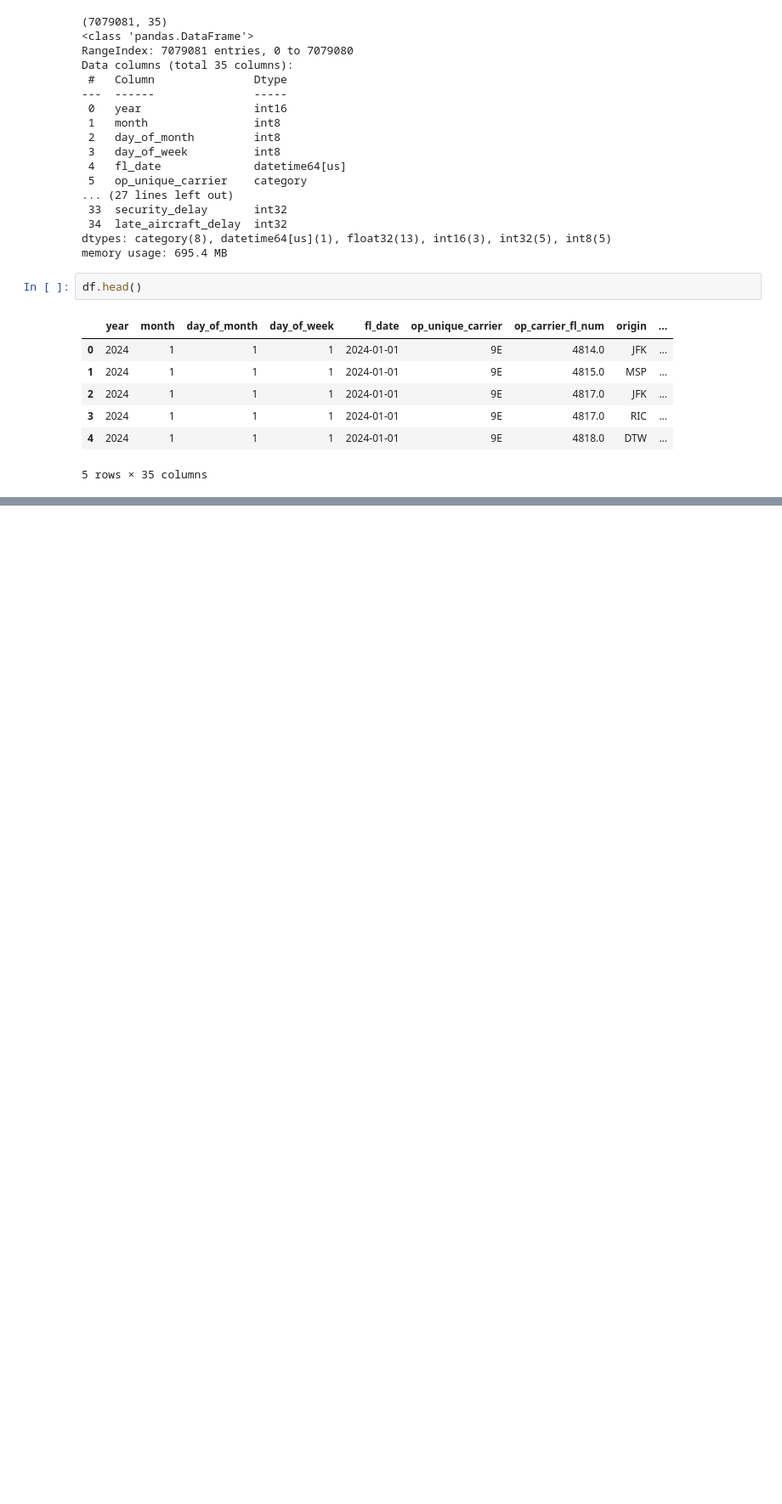
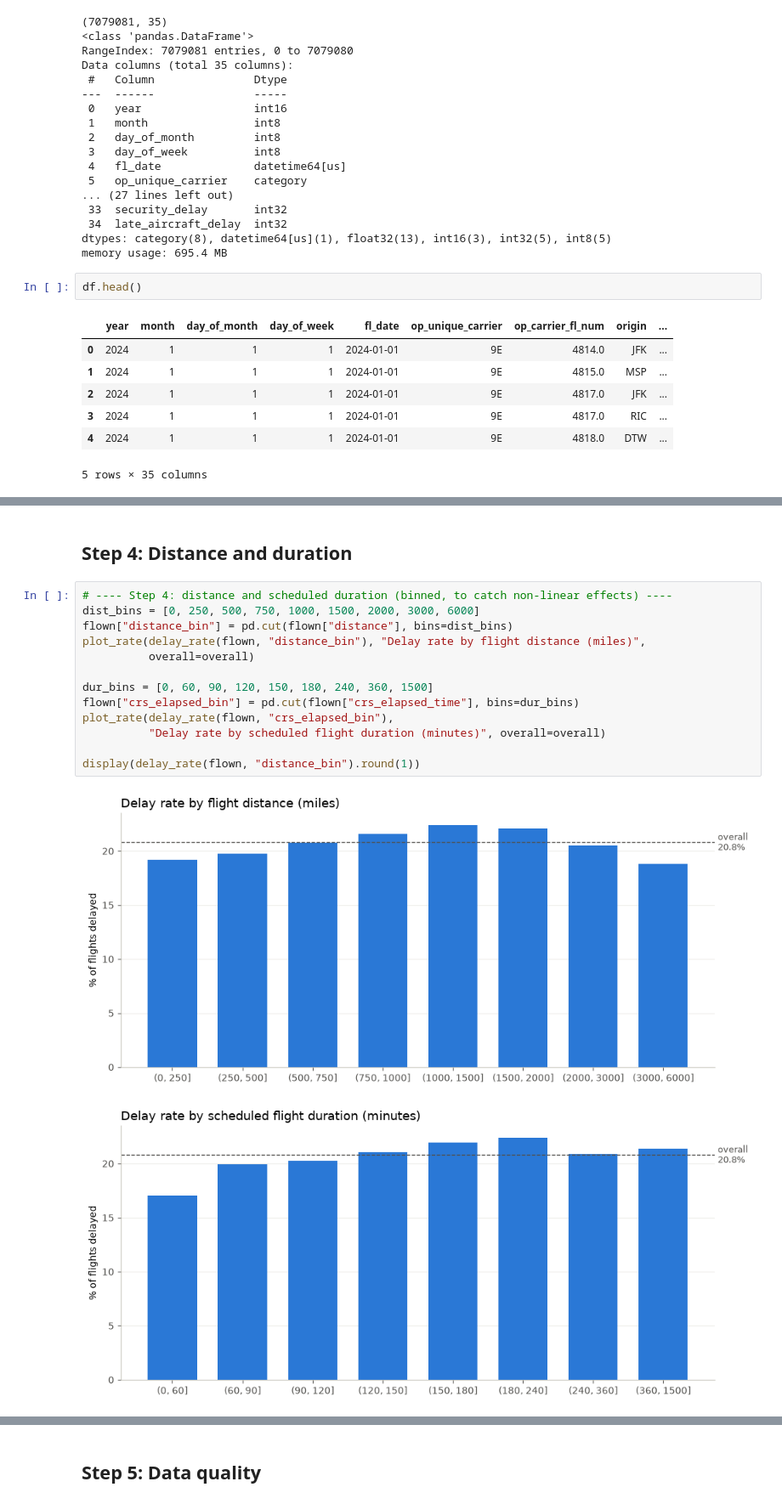
Before and after one commit to megantimmes/ml_final_proj, a Jupyter notebook: eda.ipynb, the cells around one changed output, grey strips where cells are left out. Shown at 85% size. Saved outputs shown, nothing was run; the diff lists cells and outputs as text; blank space fills up the shorter version.

```diff
--- a/eda.ipynb
+++ b/eda.ipynb
@@ -81,0 +314,18 @@ df.head()
+# %% [markdown]
+## Step 4: Distance and duration
+# %%
+# ---- Step 4: distance and scheduled duration (binned, to catch non-linear effects) ----
+dist_bins = [0, 250, 500, 750, 1000, 1500, 2000, 3000, 6000]
+flown["distance_bin"] = pd.cut(flown["distance"], bins=dist_bins)
+plot_rate(delay_rate(flown, "distance_bin"), "Delay rate by flight distance (miles)",
+          overall=overall)
+
+dur_bins = [0, 60, 90, 120, 150, 180, 240, 360, 1500]
+flown["crs_elapsed_bin"] = pd.cut(flown["crs_elapsed_time"], bins=dur_bins)
+plot_rate(delay_rate(flown, "crs_elapsed_bin"),
+          "Delay rate by scheduled flight duration (minutes)", overall=overall)
+
+display(delay_rate(flown, "distance_bin").round(1))
+# %% [output]
+[figure, added]
+[figure, added]
@@ -81,0 +342,2 @@ df.head()
+# %% [markdown]
+## Step 5: Data quality
```
Also changed, not shown: parts of 21 cells of this notebook.
